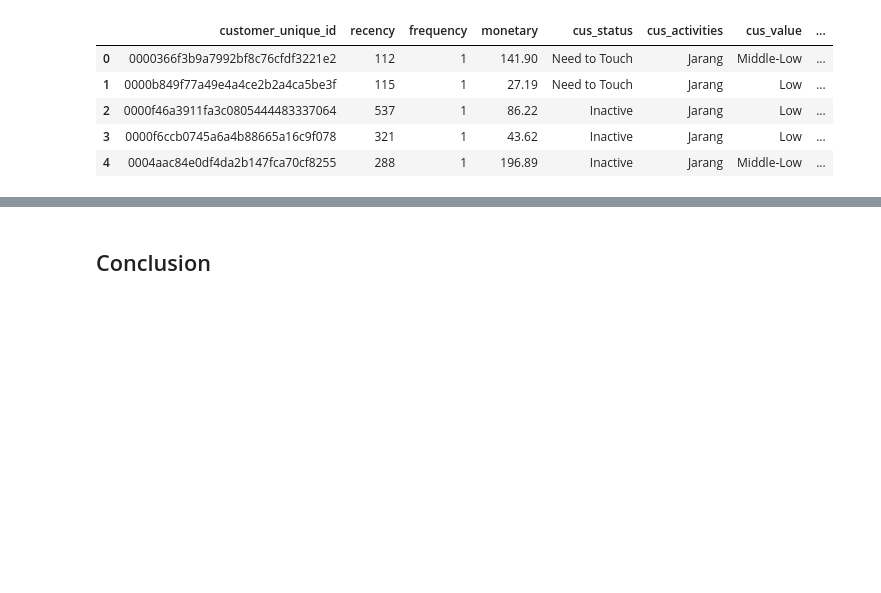
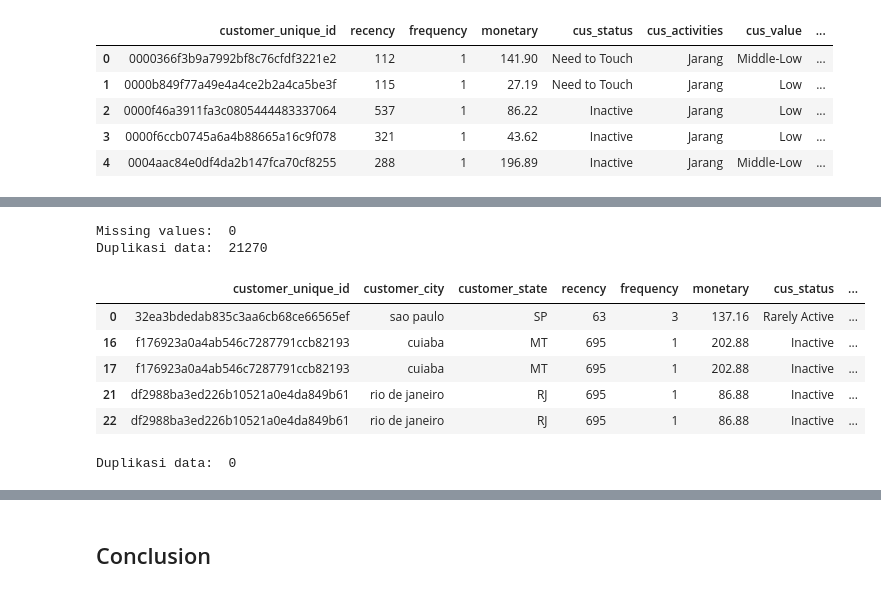
Before and after one commit to Sulbae/Fundamental-Analisis-Data, a Jupyter notebook: Proyek_Analisis_Data_Anggun-Sulis-Setyawan.ipynb, the cells around one changed output, grey strips where cells are left out. Saved outputs shown, nothing was run; the diff lists cells and outputs as text; code cells hidden in the pictures; blank space fills up the shorter version.

```diff
--- a/Proyek_Analisis_Data_Anggun-Sulis-Setyawan.ipynb
+++ b/Proyek_Analisis_Data_Anggun-Sulis-Setyawan.ipynb
@@ -2783,0 +2819,26 @@ rfm_df.head()
+# %%
+# Cek missing values
+print("Missing values: ", cus_seg_df.isnull().sum().sum())
+
+# Cek duplikasi data
+print("Duplikasi data: ", cus_seg_df.duplicated().sum())
+# %% [output]
+Missing values:  0
+Duplikasi data:  21270
+# %%
+# Periksa data yang dinilai duplikat
+cus_seg_df[cus_seg_df.duplicated(keep=False)].head()
+# %% [output]
+|  | customer_unique_id | customer_city | customer_state | recency | frequency | monetary | cus_status | ... |
+| 0 | 32ea3bdedab835c3aa6cb68ce66565ef | sao paulo | SP | 63 | 3 | 137.16 | Rarely Active | ... |
+| 16 | f176923a0a4ab546c7287791ccb82193 | cuiaba | MT | 695 | 1 | 202.88 | Inactive | ... |
+| 17 | f176923a0a4ab546c7287791ccb82193 | cuiaba | MT | 695 | 1 | 202.88 | Inactive | ... |
+| 21 | df2988ba3ed226b10521a0e4da849b61 | rio de janeiro | RJ | 695 | 1 | 86.88 | Inactive | ... |
+| 22 | df2988ba3ed226b10521a0e4da849b61 | rio de janeiro | RJ | 695 | 1 | 86.88 | Inactive | ... |
+# %%
+# Hapus duplikasi data
+cus_seg_df.drop_duplicates(inplace=True)
+
+print("Duplikasi data: ", cus_seg_df.duplicated().sum())
+# %% [output]
+Duplikasi data:  0
```
Also changed, not shown: parts of 9 cells of this notebook, 1 other file.
